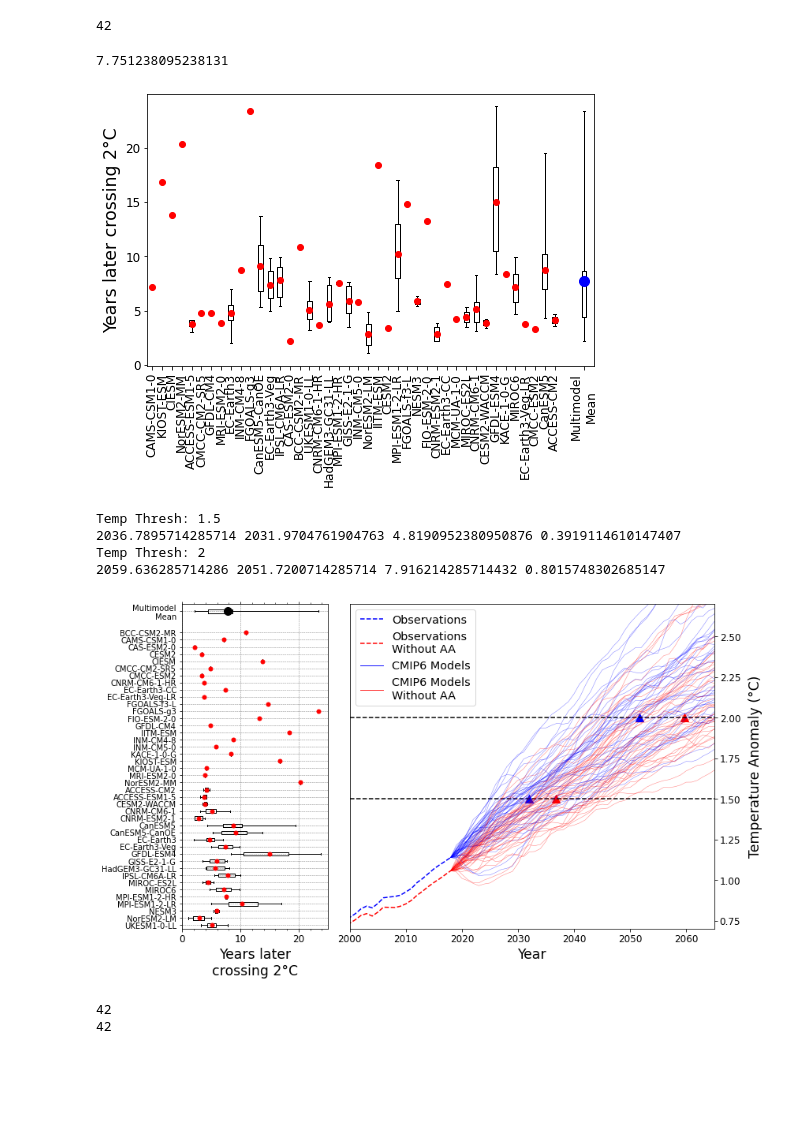
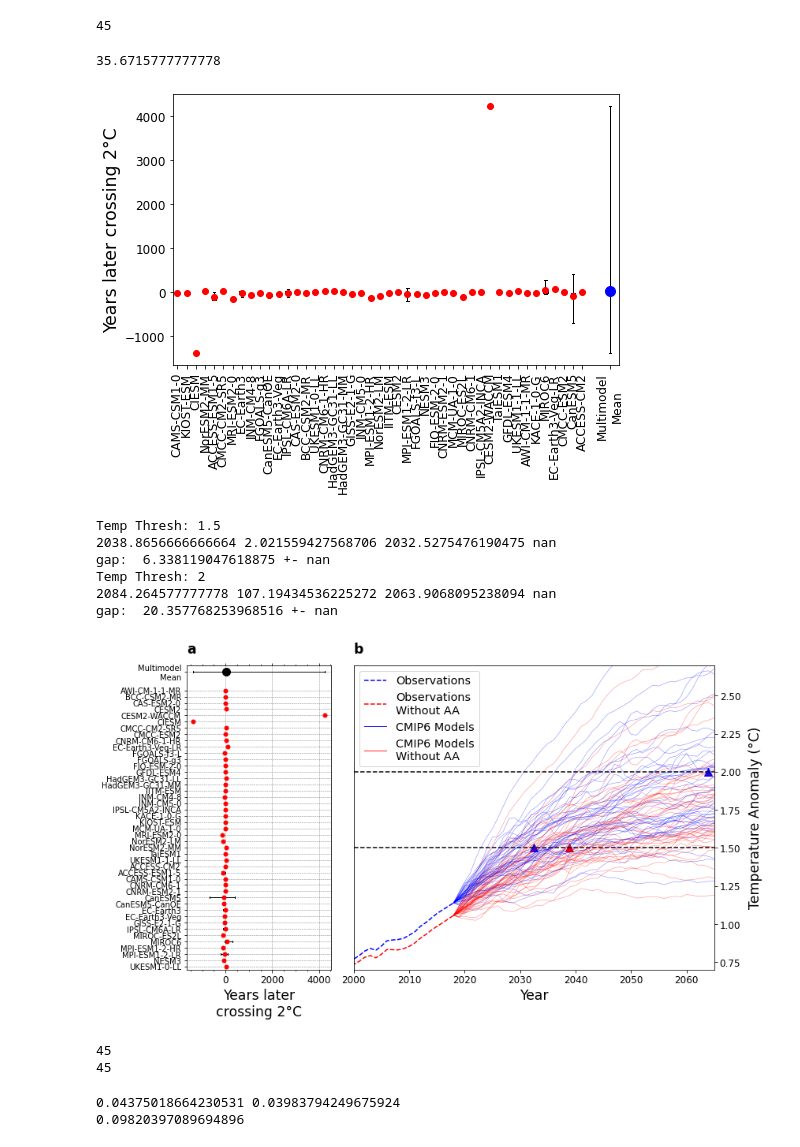
Before and after one commit to alistairduffey/AAandParis, a Jupyter notebook: plotting_v9.ipynb, the cells around one changed output. Drawn from its saved outputs; the diff is of its cells as text; code cells hidden in the pictures; blank space fills up the shorter version.

```diff
--- a/plotting_v9.ipynb
+++ b/plotting_v9.ipynb
@@ -79,8 +79,8 @@ baseline_name_changes = {'no_arctic_tas':'no_arctic_base_tas',
 window=10
 
 #exp='ssp370'
-exp='ssp245'
-#exp='ssp126'
+#exp='ssp245'
+exp='ssp126'
 
 
 temp_correction_method = 'scale' #options are 'scale' or 'offset'
@@ -129,7 +129,7 @@ member_labels_to_try = ['r1i1p1f1', 'r2i1p1f1', 'r1i1p2f1', 'r1i1p1f2', 'r1i2p1f
 tas_df_1st_mem = tas_df[tas_df['Ensemble_member']==member_labels_to_try[0]]
 for model in models:
     df_test =  tas_df_1st_mem[tas_df_1st_mem['Model']==model]
-    if not 'ssp245' in df_test['Experiment'].unique() or not 'historical' in df_test['Experiment'].unique():
+    if not exp in df_test['Experiment'].unique() or not 'historical' in df_test['Experiment'].unique():
         tas_df_1st_mem.drop(tas_df_1st_mem[tas_df_1st_mem['Model']==model].index, inplace=True)
 models_1st_mem = tas_df_1st_mem['Model'].unique()
 remaining_models = set(models).difference(models_1st_mem)
@@ -142,7 +142,7 @@ for i in range(1,len(member_labels_to_try)):
 
     for model in models:
         df_test =  tas_df_1st_mem[tas_df_1st_mem['Model']==model]
-        if not 'ssp245' in df_test['Experiment'].unique() or not 'historical' in df_test['Experiment'].unique():
+        if not exp in df_test['Experiment'].unique() or not 'historical' in df_test['Experiment'].unique():
             tas_df_1st_mem.drop(tas_df_1st_mem[tas_df_1st_mem['Model']==model].index, inplace=True)
 
     models_1st_mem = tas_df_1st_mem['Model'].unique()
@@ -177,7 +177,7 @@ print(len(tas_df))
 for model in models:
     for ens in tas_df[tas_df['Model']==model]['Ensemble_member'].unique():
         df_test = tas_df[tas_df['Model']==model][tas_df['Ensemble_member']==ens]
-        if not 'ssp245' in df_test['Experiment'].unique():
+        if not exp in df_test['Experiment'].unique():
             #print(model+ens+'  no ssp245')
             tas_df.drop(tas_df[tas_df['Model']==model][tas_df['Ensemble_member']==ens].index, inplace=True)
 print(len(tas_df))
@@ -366,7 +369,7 @@ No_arctic = []
 World = []
 for m in models:
     m_df = tas_df[tas_df['Model']==m]
-    ens_mems = m_df[m_df['Experiment']=='ssp245']['Ensemble_member'].unique()
+    ens_mems = m_df[m_df['Experiment']==exp]['Ensemble_member'].unique()
     #print(m)
     for e in ens_mems:
         #print(e)
@@ -443,7 +461,7 @@ extrapolated crossing year: 2100.1991268170823
 # %%
 len(out_df_ME.Model.unique())
 # %% [output]
-42
+45
 # %%
 models = list(set(out_df_ME['Model']))
 
@@ -488,8 +506,8 @@ ax.set_ylabel(f'Years later crossing {temp_thresh}°C',fontsize='x-large')
 
 plt.show()
 # %% [output]
-7.751238095238131
+35.6715777777778
-[figure, old version]
+[figure, new version]
 # %%
 ordered_models = pd.DataFrame({'Model': models,
                                'Ensemble_members_count': None}).set_index('Model')
@@ -555,6 +573,9 @@ ax1.set_xlabel('Year',fontsize='x-large')
 ax1.yaxis.tick_right()
 ax1.yaxis.set_label_position('right')
 
+#ax1.yaxis.tick_left()
+#ax1.yaxis.set_label_position('left')
+
 
 ###########################################
 
@@ -577,42 +598,68 @@ ax2.boxplot(means,positions=[len(vectors)+mm_shift],widths=0.5,
 
 
 ax2.set_ylim(-0.5,len(vectors)+mm_shift+1)
 ax2.set_xlabel(f'Years later\ncrossing {temp_thresh}°C',fontsize='x-large')
 
 ax2.tick_params(axis="x",direction="out", which='both', top=True, labeltop=False, bottom=True, labelbottom=True)
 ax2.xaxis.set_minor_locator(AutoMinorLocator())
 ax2.grid(color = 'gray', linestyle = '--', linewidth = 0.5)
 ax2.set_yticklabels(list(ordered_models.index)+['Multimodel\nMean'],rotation=0, fontsize='small')
 
 markersize=100
 marker='^'
 for temp_thresh in [1.5,2]:
 
     out_df = out_dfs[temp_thresh]
 
     x,y = np.nanmean(out_df['No_arctic_crossing_year']), np.nanmean(out_df['World_crossing_year'])
     z = stats.sem(out_df['gap'])
+    x_e, y_e = stats.sem(out_df['No_arctic_crossing_year']), stats.sem(out_df['World_crossing_year'])
     ax1.scatter(x,temp_thresh,color='r',marker=marker,s=markersize)
     ax1.scatter(y,temp_thresh,color='b',marker=marker,s=markersize)
 
     print(f'Temp Thresh: {temp_thresh}')
-    print(x,y,x-y,z)
+    print(x, x_e, y, y_e)
+    print('gap: ', x-y, '+-', z)
 
 
+#plt.text(0, 1, 'b', fontsize='x-large', transform=ax.transAxes)
+
 # fig = plt.gcf()
+
+
+
+ax1.set_title('b', weight='bold', fontsize='x-large', loc='left', pad=15)
+ax2.set_title('a', weight='bold', fontsize='x-large', loc='left', pad=15)
 plt.tight_layout()
-plt.savefig('Figures/Combined.png', dpi=300)
 
-plt.show()
+plt.savefig('Figures/Combined_{}.png'.format(exp), dpi=300)
+
+#plt.show()
 # %% [output]
 Temp Thresh: 1.5
-2036.7895714285714 2031.9704761904763 4.8190952380950876 0.3919114610147407
+2038.8656666666664 2.021559427568706 2032.5275476190475 nan
+gap:  6.338119047618875 +- nan
 Temp Thresh: 2
-2059.636285714286 2051.7200714285714 7.916214285714432 0.8015748302685147
+2084.264577777778 107.19434536225272 2063.9068095238094 nan
+gap:  20.357768253968516 +- nan
-[figure, old version]
+[figure, new version]
 # %%
 print(len(blues))
 print(len(vectors))
 # %% [output]
-42
-42
+45
+45
+# %%
+year=2050
+def ratio_of_intermodel_spread(year):
+    w_e = stats.sem(M_df[M_df['year']==year]['adjusted_world_tas_anom'])
+    na_e = stats.sem(M_df[M_df['year']==year]['adjusted_no_arctic_tas_anom'])
+    print(w_e, na_e)
+    print(((w_e-na_e)/na_e))
+
+#for year in np.arange(2040, 2095, 1):
+#    ratio_of_intermodel_spread(year)
+ratio_of_intermodel_spread(year)
+# %% [output]
+0.04375018664230531 0.03983794249675924
+0.09820397089694896
```
Also changed, not shown: parts of 7 cells of this notebook, 13 other files.
